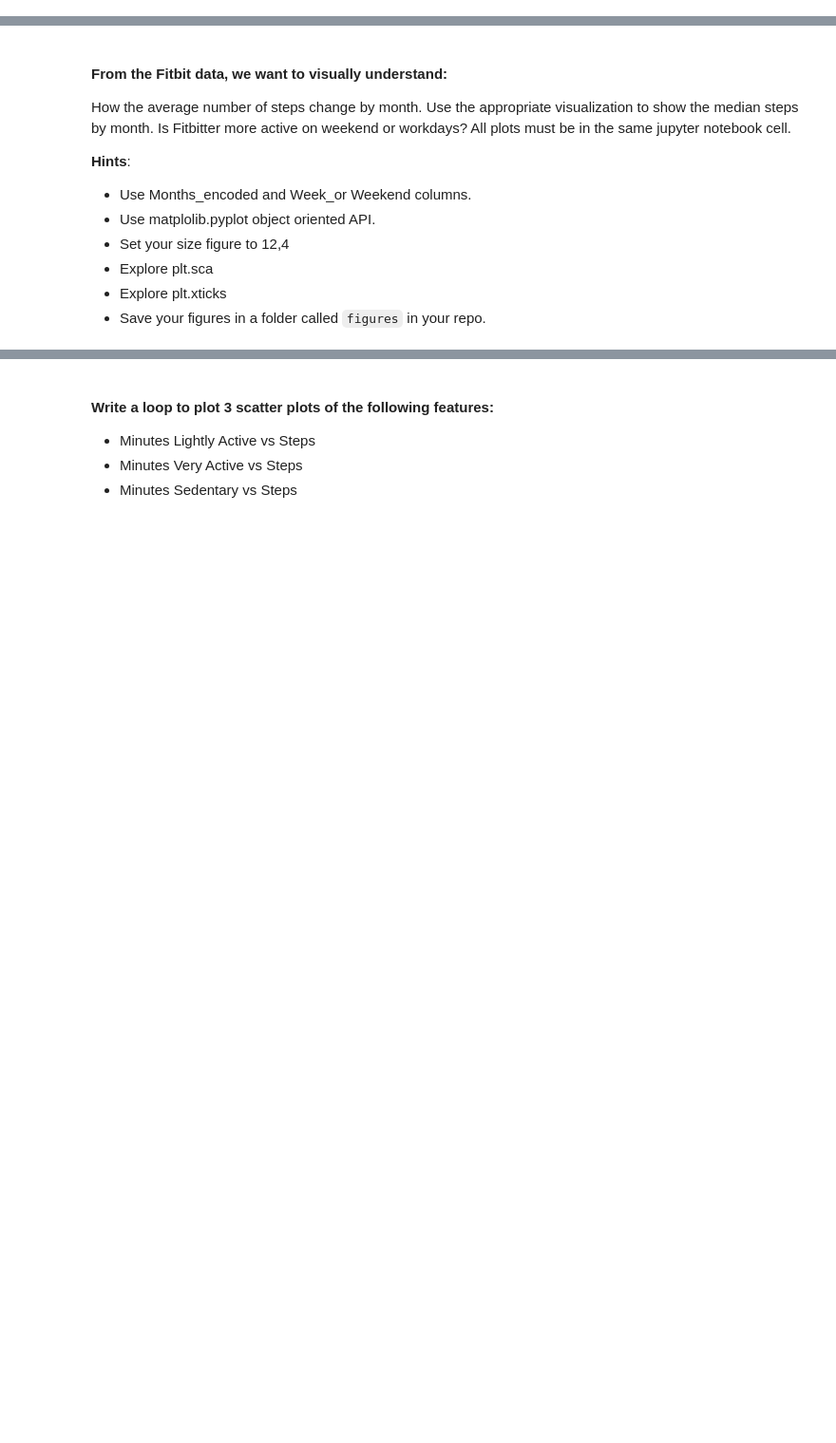
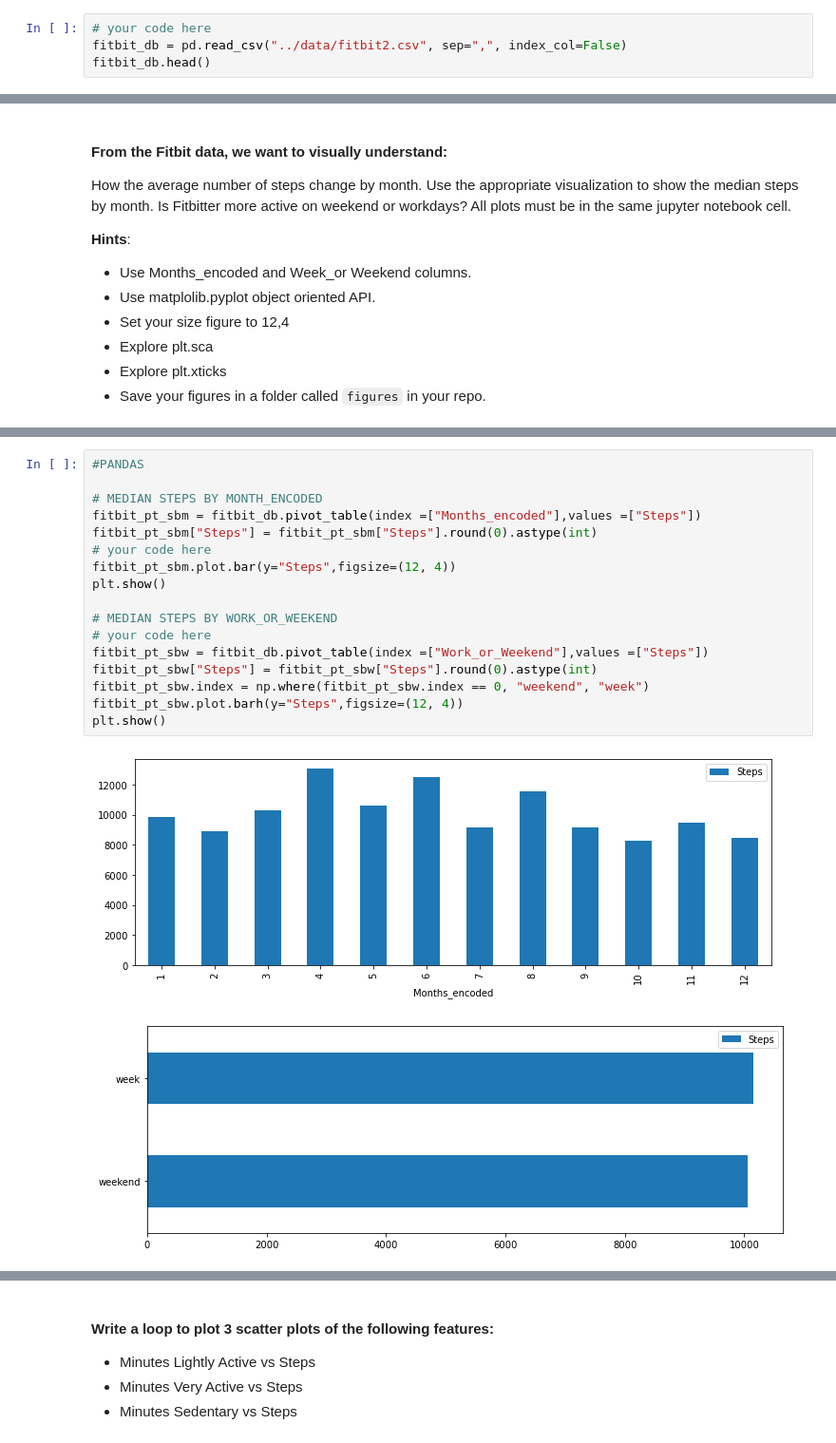
Before and after one commit to alvaro-saez/dataptmad1121_labs, a Jupyter notebook: module-2/matplotlib-seaborn/your-code/[matplotlib-seaborn] Alvaro Saez.ipynb, the cells around one changed output, grey strips where cells are left out. Shown: that part at 95% size. Drawn from its saved outputs; the diff is of its cells as text; blank space fills up the shorter version.

```diff
--- a/module-2/matplotlib-seaborn/your-code/[matplotlib-seaborn] Alvaro Saez.ipynb
+++ b/module-2/matplotlib-seaborn/your-code/[matplotlib-seaborn] Alvaro Saez.ipynb
@@ -186,0 +185,4 @@ plt.show()
+# %%
+# your code here
+fitbit_db = pd.read_csv("../data/fitbit2.csv", sep=",", index_col=False)
+fitbit_db.head()
@@ -205,0 +222,20 @@ How the average number of steps change by month. Use the appropriate visualizati
+# %%
+#PANDAS
+
+# MEDIAN STEPS BY MONTH_ENCODED
+fitbit_pt_sbm = fitbit_db.pivot_table(index =["Months_encoded"],values =["Steps"])
+fitbit_pt_sbm["Steps"] = fitbit_pt_sbm["Steps"].round(0).astype(int)
+# your code here
+fitbit_pt_sbm.plot.bar(y="Steps",figsize=(12, 4))
+plt.show()
+
+# MEDIAN STEPS BY WORK_OR_WEEKEND
+# your code here
+fitbit_pt_sbw = fitbit_db.pivot_table(index =["Work_or_Weekend"],values =["Steps"])
+fitbit_pt_sbw["Steps"] = fitbit_pt_sbw["Steps"].round(0).astype(int)
+fitbit_pt_sbw.index = np.where(fitbit_pt_sbw.index == 0, "weekend", "week")
+fitbit_pt_sbw.plot.barh(y="Steps",figsize=(12, 4))
+plt.show()
+# %% [output]
+[figure, added]
+[figure, added]
```
Also changed, not shown: parts of 9 cells of this notebook, 2 other files.
